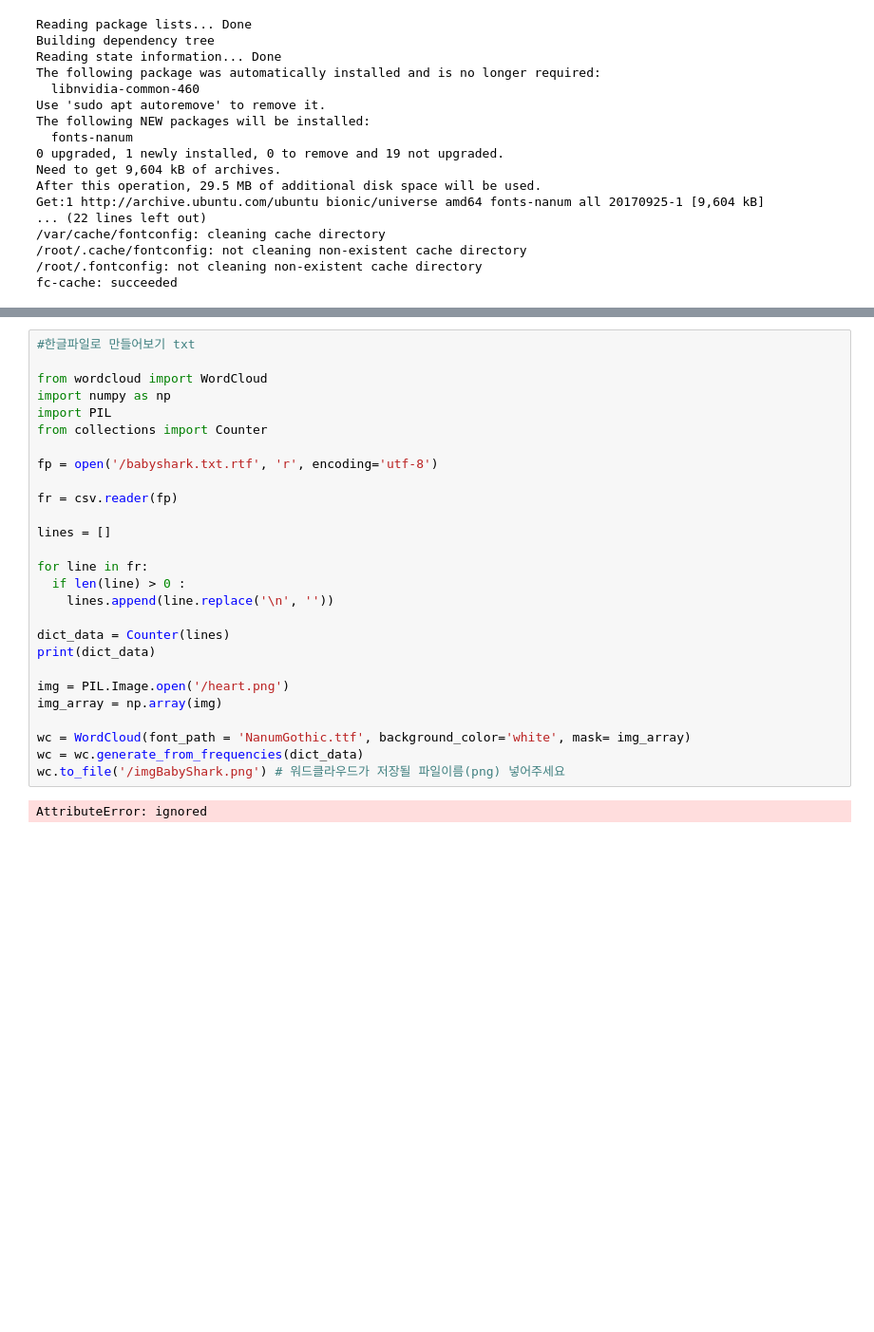
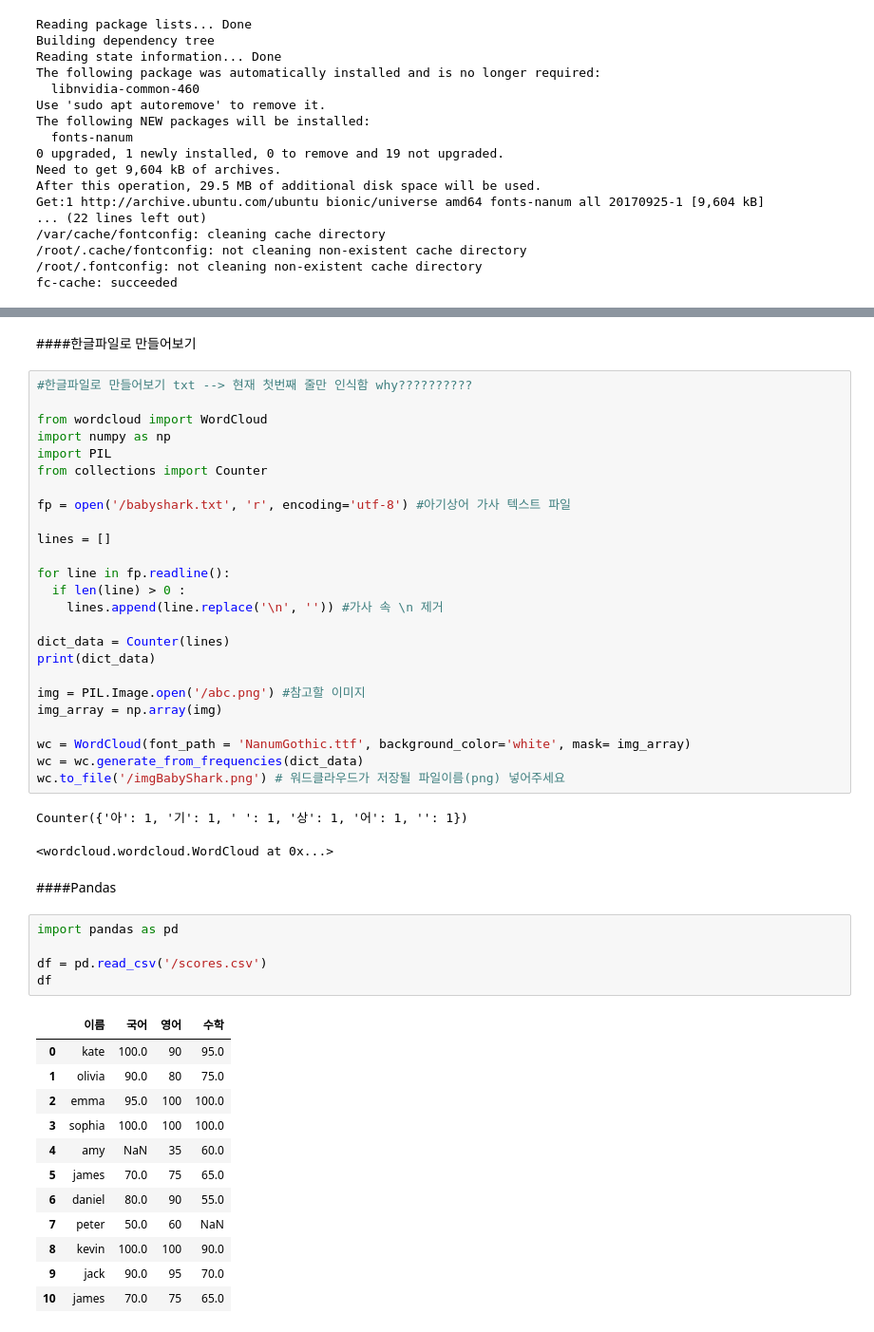
Before and after one commit to ChoSooBeen/Python_practice, a Jupyter notebook: Python_data.ipynb, the cells around one changed output, grey strips where cells are left out. Shown at 95% size. Drawn from its saved outputs; the diff is of its cells as text; blank space fills up the shorter version.

```diff
--- a/Python_data.ipynb
+++ b/Python_data.ipynb
@@ -108,29 +108,50 @@ NanumBarunGothic /usr/share/fonts/truetype/nanum/NanumBarunGothicBold.ttf
+# %% [markdown]
+####한글파일로 만들어보기
 # %%
-#한글파일로 만들어보기 txt
+#한글파일로 만들어보기 txt --> 현재 첫번째 줄만 인식함 why??????????
 
 from wordcloud import WordCloud
 import numpy as np
 import PIL
 from collections import Counter
 
-fp = open('/babyshark.txt.rtf', 'r', encoding='utf-8')
-
-fr = csv.reader(fp)
+fp = open('/babyshark.txt', 'r', encoding='utf-8') #아기상어 가사 텍스트 파일
 
 lines = []
 
-for line in fr:
+for line in fp.readline():
   if len(line) > 0 :
-    lines.append(line.replace('\n', ''))
+    lines.append(line.replace('\n', '')) #가사 속 \n 제거
 
 dict_data = Counter(lines)
 print(dict_data)
 
-img = PIL.Image.open('/heart.png')
+img = PIL.Image.open('/abc.png') #참고할 이미지
 img_array = np.array(img)
 
 wc = WordCloud(font_path = 'NanumGothic.ttf', background_color='white', mask= img_array)
 wc = wc.generate_from_frequencies(dict_data)
 wc.to_file('/imgBabyShark.png') # 워드클라우드가 저장될 파일이름(png) 넣어주세요
 # %% [output]
-AttributeError: ignored
+Counter({'아': 1, '기': 1, ' ': 1, '상': 1, '어': 1, '': 1})
+<wordcloud.wordcloud.WordCloud at 0x...>
+# %% [markdown]
+####Pandas
+# %%
+import pandas as pd
+
+df = pd.read_csv('/scores.csv')
+df
+# %% [output]
+|  | 이름 | 국어 | 영어 | 수학 |
+| 0 | kate | 100.0 | 90 | 95.0 |
+| 1 | olivia | 90.0 | 80 | 75.0 |
+| 2 | emma | 95.0 | 100 | 100.0 |
+| 3 | sophia | 100.0 | 100 | 100.0 |
+| 4 | amy | NaN | 35 | 60.0 |
+| 5 | james | 70.0 | 75 | 65.0 |
+| 6 | daniel | 80.0 | 90 | 55.0 |
+| 7 | peter | 50.0 | 60 | NaN |
+| 8 | kevin | 100.0 | 100 | 90.0 |
+| 9 | jack | 90.0 | 95 | 70.0 |
+| 10 | james | 70.0 | 75 | 65.0 |
```
Also changed, not shown: parts of 31 cells of this notebook.
